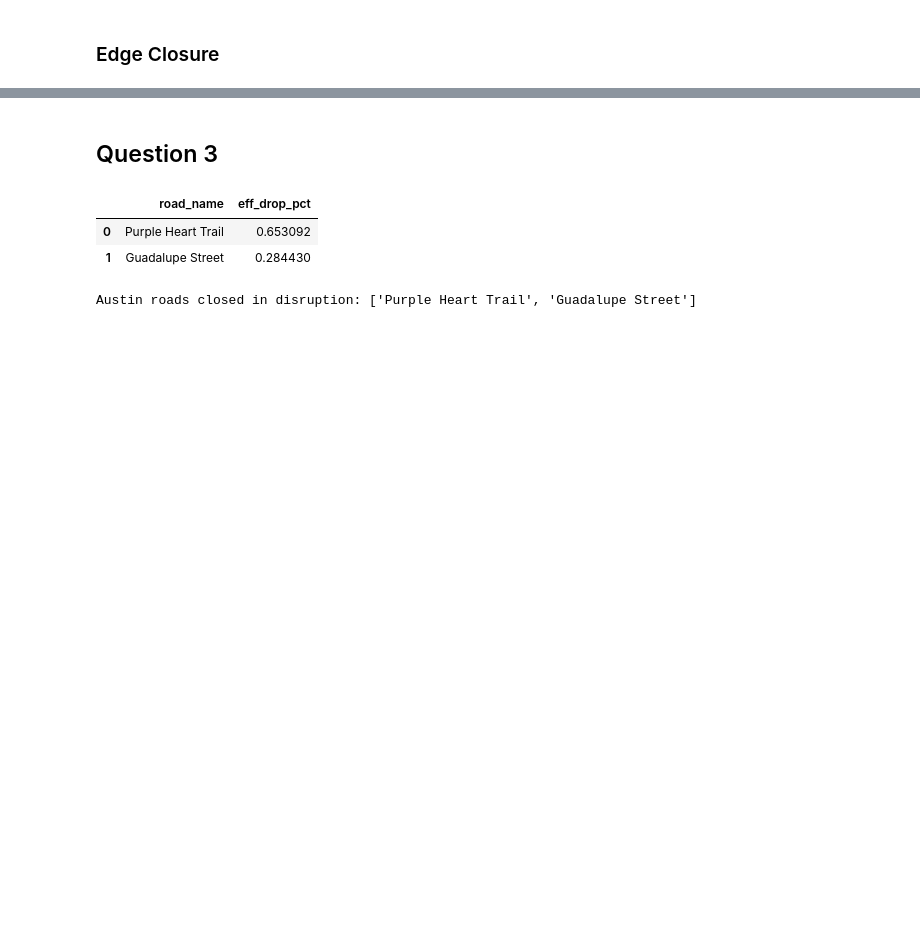
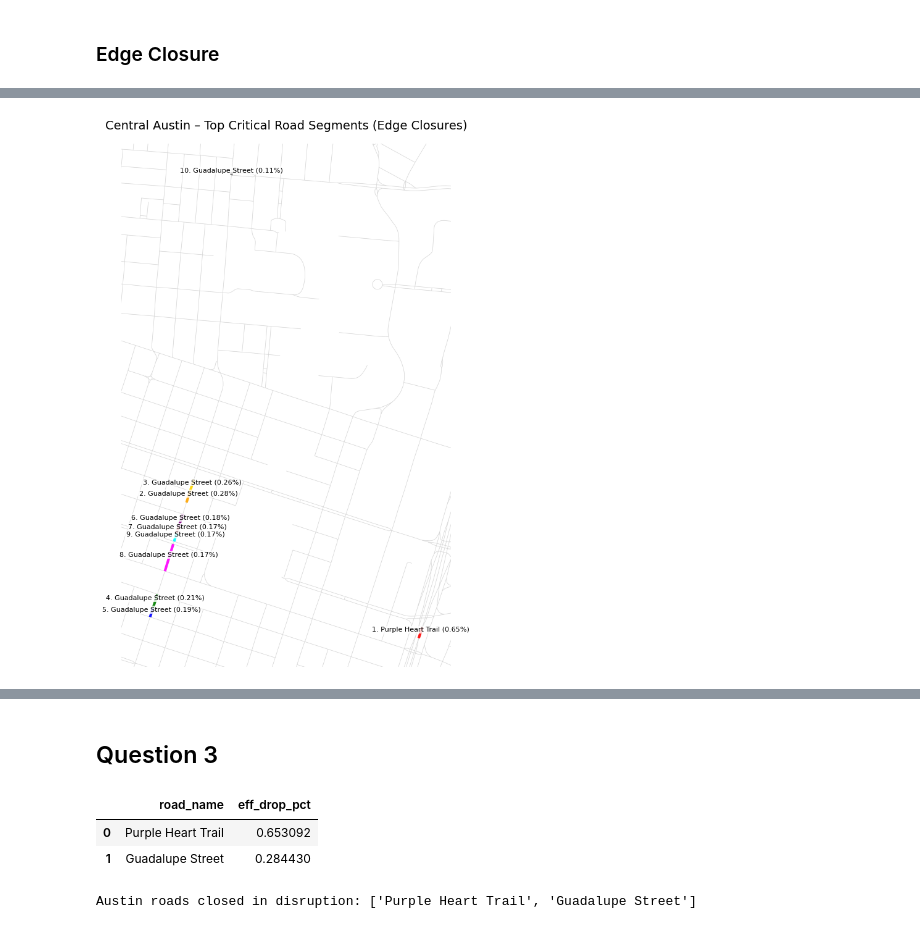
Before and after one commit to lauren-fuller/STAT-636-Texas-Roads, a Jupyter notebook: STAT_636_Final.ipynb, the cells around one changed output, grey strips where cells are left out. Drawn from its saved outputs; the diff is of its cells as text; code cells hidden in the pictures; blank space fills up the shorter version.

```diff
--- a/STAT_636_Final.ipynb
+++ b/STAT_636_Final.ipynb
@@ -63,4 +60,0 @@ pd.set_option('display.width', None)         # no width limit
-# %%
-import pickle
-G_houston = pickle.load(open("C:/Users/omair/Downloads/texas-251124-free.shp/houston_central_roads.pkl", "rb"))
-G_houston = G_houston.to_directed()
@@ -1778,15 +886,0 @@ plt.show()
-# %%
-crit_top3 = crit_top10.head(3)
-
-for _, row in crit_top3.iterrows():
-    # use midpoint of the segment for label position
-    mid = row["segment_geom"].interpolate(0.5, normalized=True)
-    ax.annotate(
-        text=row["road_name"],
-        xy=(mid.x, mid.y),
-        xytext=(3, 3),
-        textcoords="offset points",
-        fontsize=8,
-    )
-
-plt.show()
@@ -1806,0 +923,66 @@ crit_top10[["road_name", "from_intersection", "to_intersection", "betweenness",
+# %%
+# ==========================
+# Map: Top critical road segments (edges)
+# ==========================
+
+# Build line geometry for each critical edge
+crit_edges = edge_impact_austin.copy()
+crit_edges["geometry"] = crit_edges["edge"].apply(
+    lambda uv: LineString([uv[0], uv[1]])
+)
+
+gdf_crit_edges = gpd.GeoDataFrame(
+    crit_edges,
+    geometry="geometry",
+    crs="EPSG:3857"
+)
+
+fig, ax = plt.subplots(figsize=(11, 11))
+
+# Background roads
+roads_3857.plot(ax=ax, color="lightgray", linewidth=0.5)
+
+# Give each segment a distinct-ish color by rank
+colors = [
+    "red", "orange", "gold", "green", "blue",
+    "purple", "brown", "magenta", "cyan", "black"
+]
+
+gdf_crit_edges = gdf_crit_edges.sort_values("eff_drop_pct", ascending=False).reset_index(drop=True)
+gdf_crit_edges["rank"] = gdf_crit_edges.index + 1
+gdf_crit_edges["color"] = [
+    colors[(r - 1) % len(colors)] for r in gdf_crit_edges["rank"]
+]
+
+for _, row in gdf_crit_edges.iterrows():
+    # plot each critical edge
+    gpd.GeoDataFrame([row], geometry="geometry", crs="EPSG:3857").plot(
+        ax=ax,
+        color=row["color"],
+        linewidth=3,
+        alpha=0.9
+    )
+    # label near the centroid
+    x, y = row.geometry.centroid.x, row.geometry.centroid.y
+    label = f"{row['rank']}. {row['road_name']} ({row['eff_drop_pct']:.2f}%)"
+    ax.text(
+        x, y,
+        label,
+        fontsize=8,
+        ha="center",
+        va="bottom",
+        bbox=dict(facecolor="white", edgecolor="none", alpha=0.8, pad=1.0)
+    )
+
+# Zoom to area containing the critical edges
+minx, miny, maxx, maxy = gdf_crit_edges.total_bounds
+pad = 150
+ax.set_xlim(minx - pad, maxx + pad)
+ax.set_ylim(miny - pad, maxy + pad)
+
+ax.set_title("Central Austin – Top Critical Road Segments (Edge Closures)", fontsize=14)
+ax.set_axis_off()
+
+plt.show()
+# %% [output]
+[figure, added]
```
Also changed, not shown: parts of 60 cells of this notebook.
